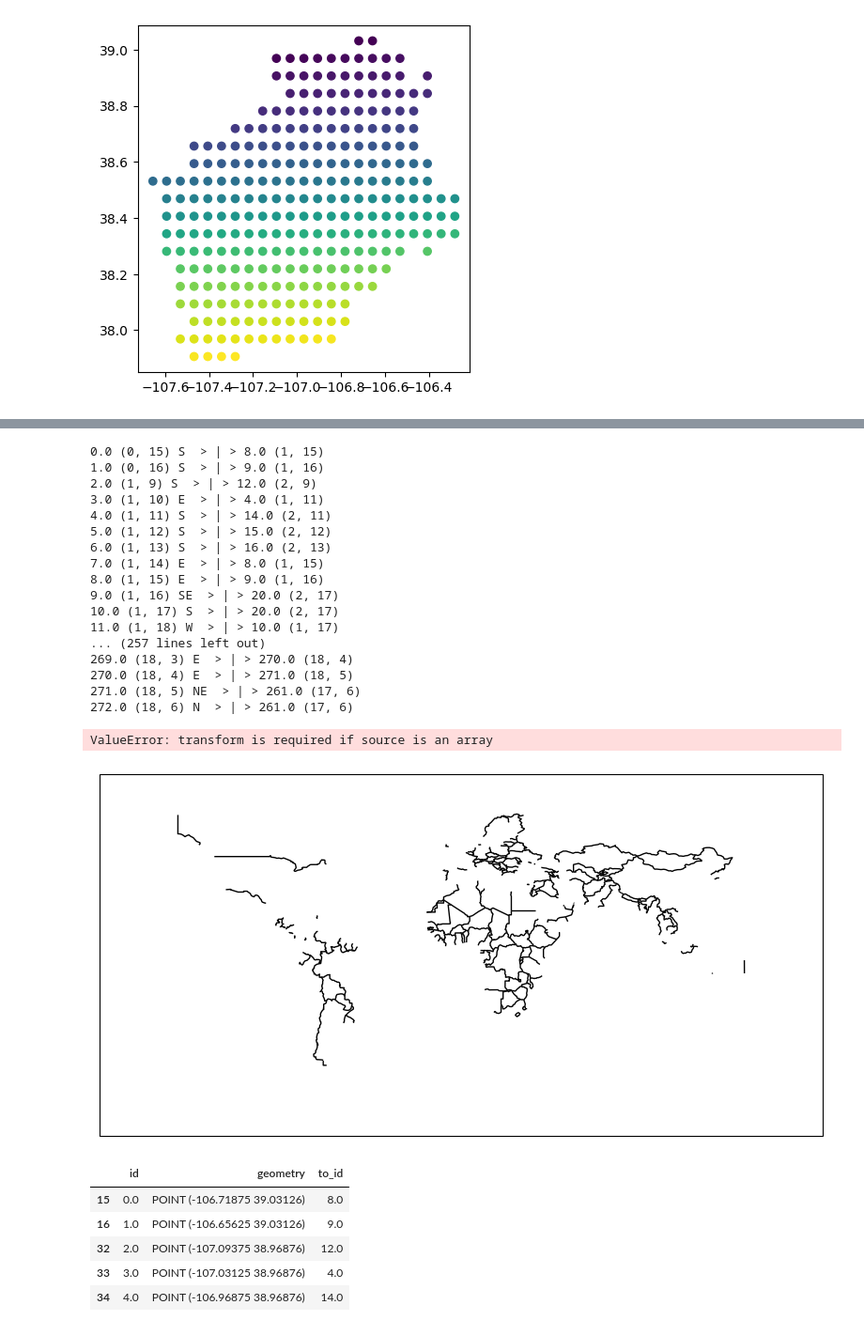
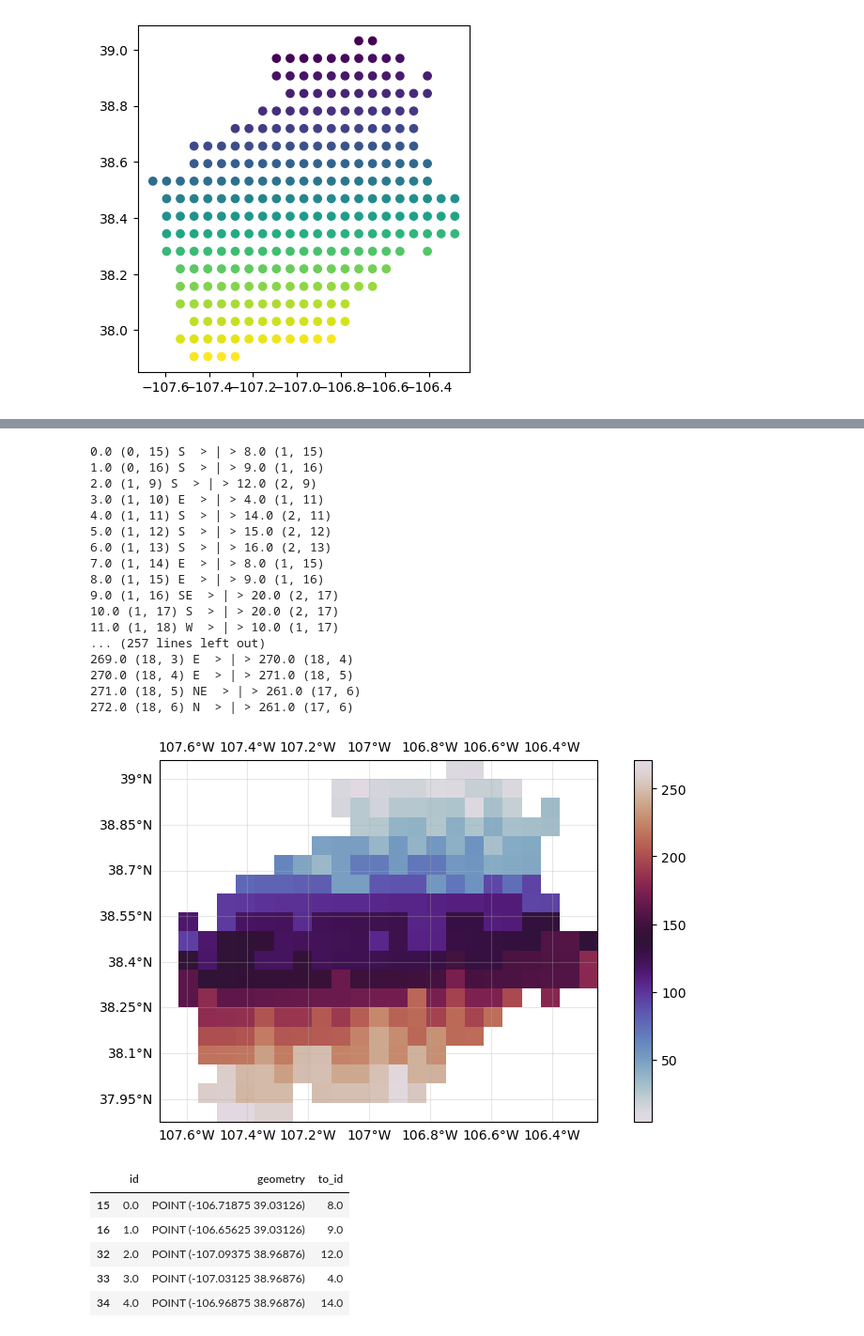
Before and after one commit to UW-SASWE/ResORR, a Jupyter notebook: notebooks/methods/Network-Generation.ipynb, the cells around one changed output, grey strips where cells are left out. Shown at 94% size. Cells and saved outputs as stored; diff of their text form; code cells hidden in the pictures.

```diff
--- a/notebooks/methods/Network-Generation.ipynb
+++ b/notebooks/methods/Network-Generation.ipynb
@@ -39,7 +37,7 @@ def geoax(figsize=(10, 5), **kwargs):
 # %%
 # read in the flow direction file
 # fdr = rio.open("../data/thai_network/Thai-FDR.tif")
-fdr = rxr.open_rasterio("../../data/colorado/basins/gunnison/ro/pars/fl.tif", chunks=True, masked=True)
+fdr = rxr.open_rasterio("../../data/colorado/basins/gunnison/ro/pars/fl.tif", chunks=True, masked=True).persist()
 band = fdr.sel(band=1)
 
 band_vicfmt = band
@@ -155,8 +153,11 @@ directions = {
 to_band_ids = np.full_like(band_vicfmt, np.nan)
 for x in np.arange(band_vicfmt.shape[0]):
     for y in np.arange(band_vicfmt.shape[1]):
-        if not np.isnan(band_vicfmt.values[x][y]):
-            direction = band_vicfmt.values[x][y]
+        if not np.isnan(band_vicfmt[x][y]):
+            if isinstance(band_vicfmt, xr.DataArray):
+                direction = int(band_vicfmt[x][y].values)
+            else:
+                direction = band_vicfmt[x][y]
             op = operations[direction]
             new_x, new_y = x + op[0], y + op[1]
             if new_x < band_ids.shape[0] and new_y < band_ids.shape[1]:
@@ -165,36 +166,35 @@ for x in np.arange(band_vicfmt.shape[0]):
             else:
                 print(band_ids[x, y], (x, y), directions[direction], " > | >", np.nan, (new_x, new_y))
                 to_band_ids[x, y] = np.nan
 
 
 # to_band_ids = np.ma.MaskedArray(to_band_ids, mask=band)
 
 to_band_ids
 f, ax = geoax()
-im = ax.imshow(to_band_ids, extent=plotting_extent(fdr, fdr.rio.transform()), cmap='twilight')
+im = ax.imshow(to_band_ids, extent=plotting_extent(to_band_ids, fdr.rio.transform()), cmap='twilight')
 gl = ax.gridlines(alpha=0.3, draw_labels=True)
 gl.right_labels = False
 cbar = f.colorbar(im)
 # %% [output]
 0.0 (0, 15) S  > | > 8.0 (1, 15)
 1.0 (0, 16) S  > | > 9.0 (1, 16)
 2.0 (1, 9) S  > | > 12.0 (2, 9)
 3.0 (1, 10) E  > | > 4.0 (1, 11)
 4.0 (1, 11) S  > | > 14.0 (2, 11)
 5.0 (1, 12) S  > | > 15.0 (2, 12)
 6.0 (1, 13) S  > | > 16.0 (2, 13)
 7.0 (1, 14) E  > | > 8.0 (1, 15)
 8.0 (1, 15) E  > | > 9.0 (1, 16)
 9.0 (1, 16) SE  > | > 20.0 (2, 17)
 10.0 (1, 17) S  > | > 20.0 (2, 17)
 11.0 (1, 18) W  > | > 10.0 (1, 17)
 ... (257 lines left out)
 269.0 (18, 3) E  > | > 270.0 (18, 4)
 270.0 (18, 4) E  > | > 271.0 (18, 5)
 271.0 (18, 5) NE  > | > 261.0 (17, 6)
 272.0 (18, 6) N  > | > 261.0 (17, 6)
-ValueError: transform is required if source is an array
-[figure, old version]
+[figure, new version]
 # %%
 grid_pts['to_id'] = to_band_ids.flatten()
 
```
Also changed, not shown: parts of 4 cells of this notebook.
